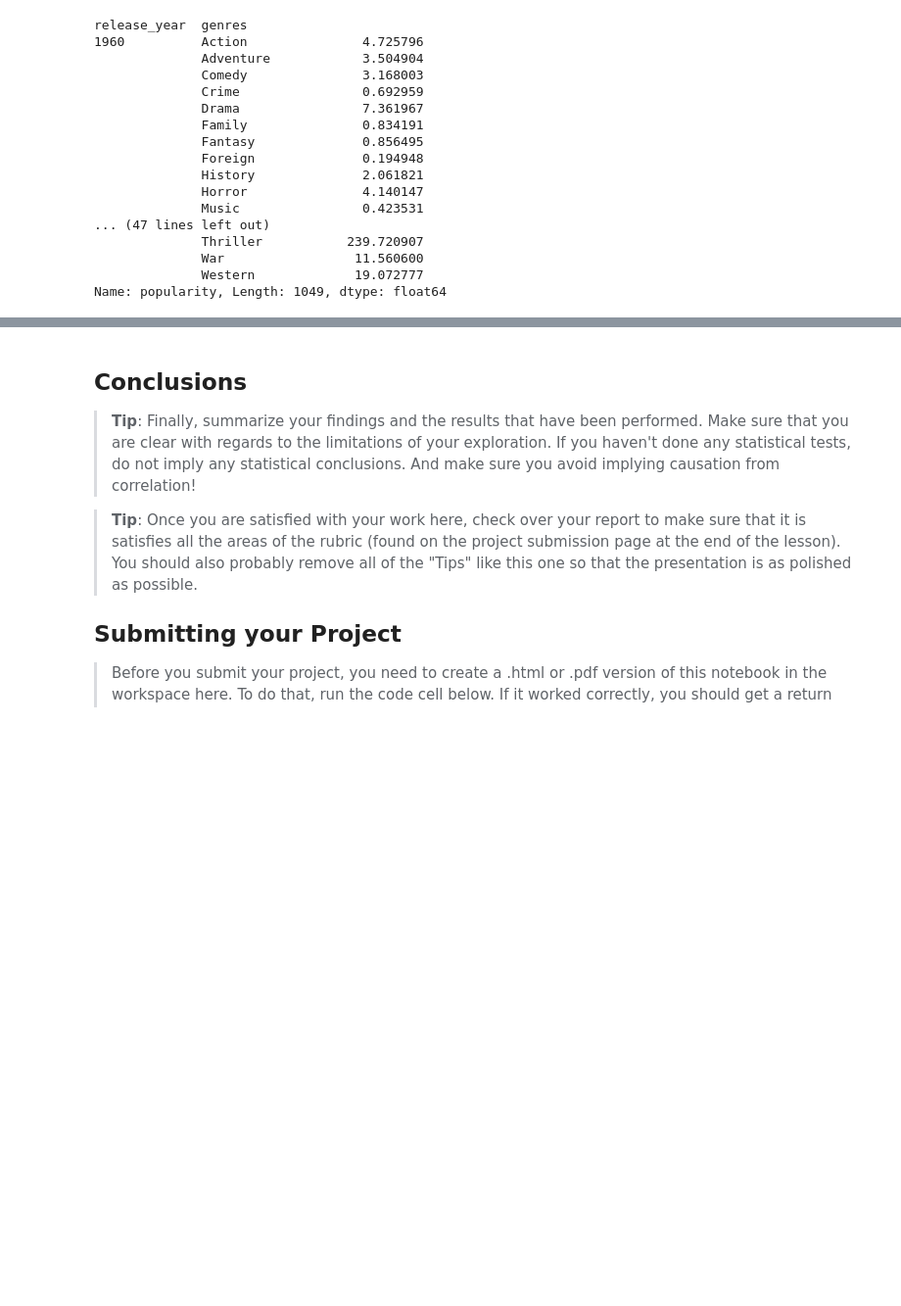
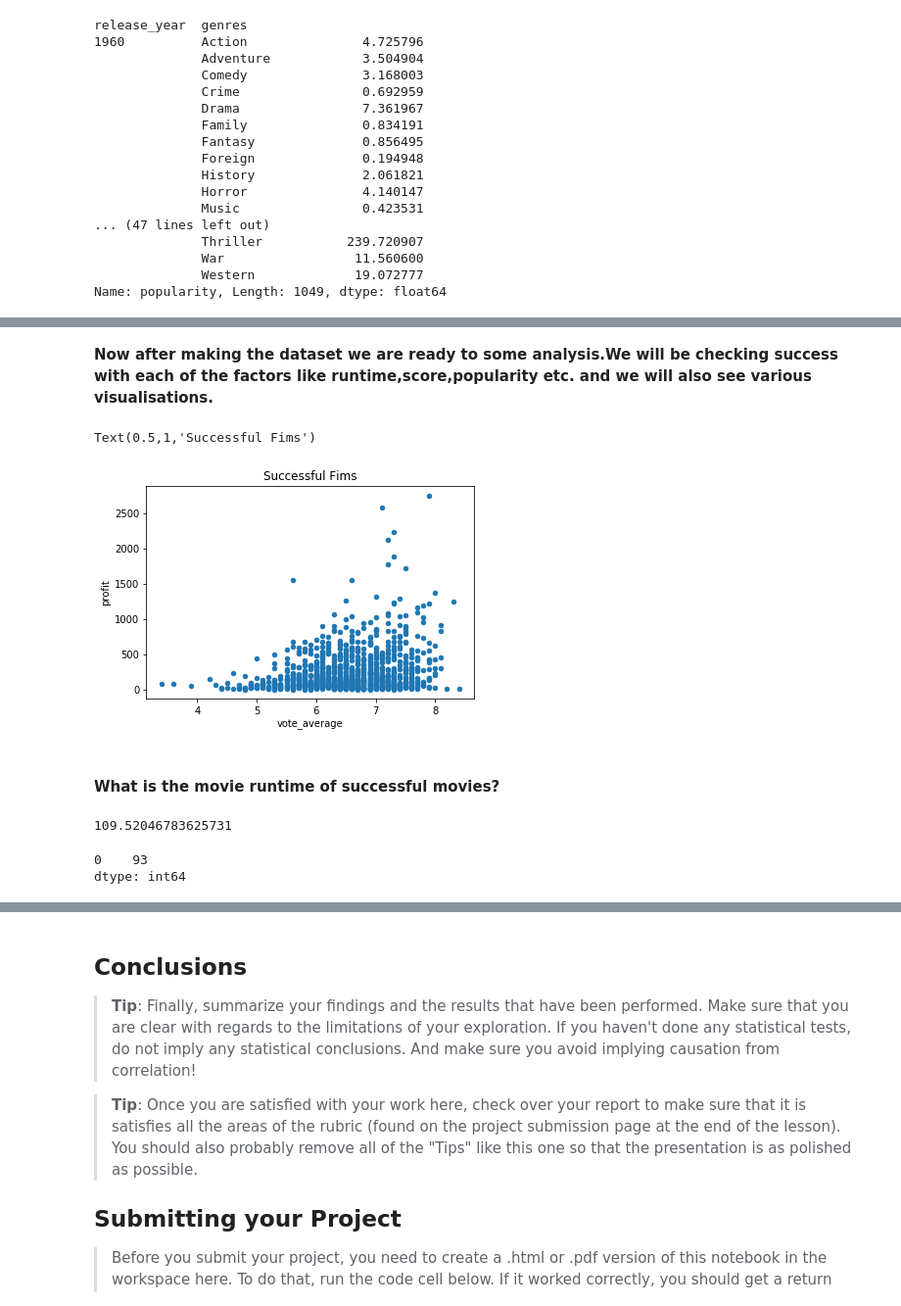
Before and after one commit to ishan6899/InvestigateADataset, a Jupyter notebook: Investigate_a_Dataset.ipynb, the cells around one changed output, grey strips where cells are left out. Shown at 98% size. Saved outputs shown, nothing was run; the diff lists cells and outputs as text; code cells hidden in the pictures; blank space fills up the shorter version.

Commit message:
prod:Exploratory Data Analysis

```diff
--- a/Investigate_a_Dataset.ipynb
+++ b/Investigate_a_Dataset.ipynb
@@ -281,0 +330,2 @@ KeyError: 'release_year'
+# %%
+movies['profit']=movies['revenue_adj']-movies['budget_adj']
@@ -281,0 +345,3 @@ KeyError: 'release_year'
+# %%
+movies['revenue_adj']=movies['revenue_adj']/1000000
+movies['profit']=movies['profit']/1000000
@@ -281,0 +358,2 @@ KeyError: 'release_year'
+# %%
+movies['budget_adj']=movies['budget_adj']/1000000
@@ -281,0 +387,2 @@ KeyError: 'release_year'
+# %%
+success=movies[movies['profit']/movies['budget_adj']>3]
@@ -281,0 +412,19 @@ KeyError: 'release_year'
+# %% [markdown]
+<b>Now after making the dataset we are ready to some analysis.We will be checking success with each of the factors like runtime,score,popularity etc. and we will also see various visualisations.</b>
+# %%
+success.plot(x='vote_average',y='profit',kind='scatter',);
+plt.title("Successful Fims")
+# %% [output]
+Text(0.5,1,'Successful Fims')
+[figure, added]
+# %% [markdown]
+#### What is the movie runtime of successful movies?
+# %%
+success['runtime'].mean()
+# %% [output]
+109.52046783625731
+# %%
+success['runtime'].mode()
+# %% [output]
+0    93
+dtype: int64
```
Also changed, not shown: parts of 23 cells of this notebook.
